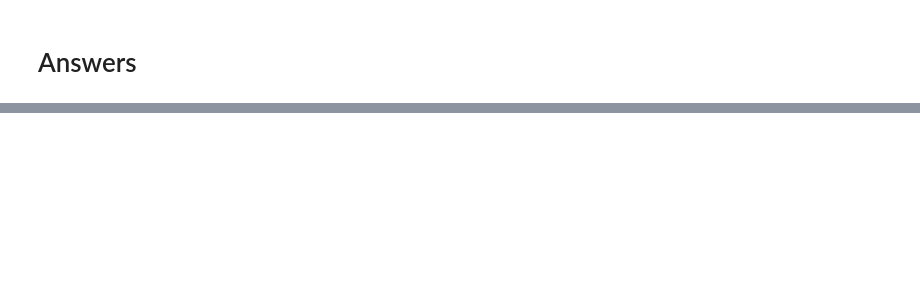
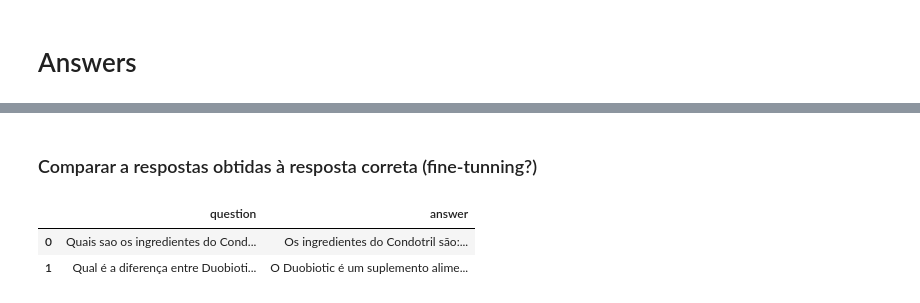
Before and after one commit to CatarinaCosta02/MyPharmaChatbot, a Jupyter notebook: chatbot_example/chatbot.ipynb, the cells around one changed output, grey strips where cells are left out. Saved outputs shown, nothing was run; the diff lists cells and outputs as text; code cells hidden in the pictures; blank space fills up the shorter version.

```diff
--- a/chatbot_example/chatbot.ipynb
+++ b/chatbot_example/chatbot.ipynb
@@ -631,0 +719,19 @@ print("Resposta:\n", response4)
+# %% [markdown]
+### Comparar a respostas obtidas à resposta correta (fine-tunning?)
+# %%
+import pandas as pd
+
+def load_dataframe(csv_file):
+    try:
+        df = pd.read_csv(csv_file, encoding='utf-8')
+        return df
+    except FileNotFoundError:
+        print(f"Erro: O arquivo '{csv_file}' não foi encontrado.")
+        return pd.DataFrame(columns=['question', 'answer'])
+# %%
+df_generated = load_dataframe('questions_answers.csv')
+df_generated
+# %% [output]
+|  | question | answer |
+| 0 | Quais sao os ingredientes do Cond... | Os ingredientes do Condotril são:... |
+| 1 | Qual é a diferença entre Duobioti... | O Duobiotic é um suplemento alime... |
```
Also changed, not shown: parts of 20 cells of this notebook, 1 other file.
